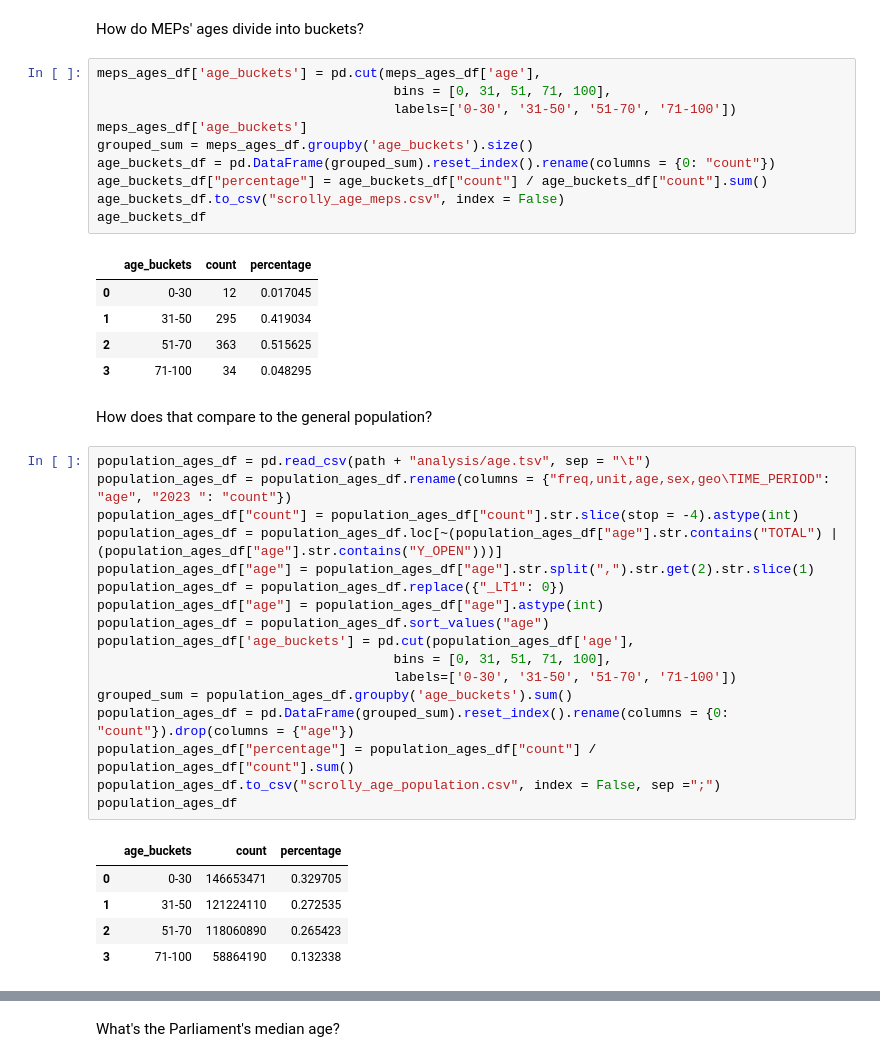
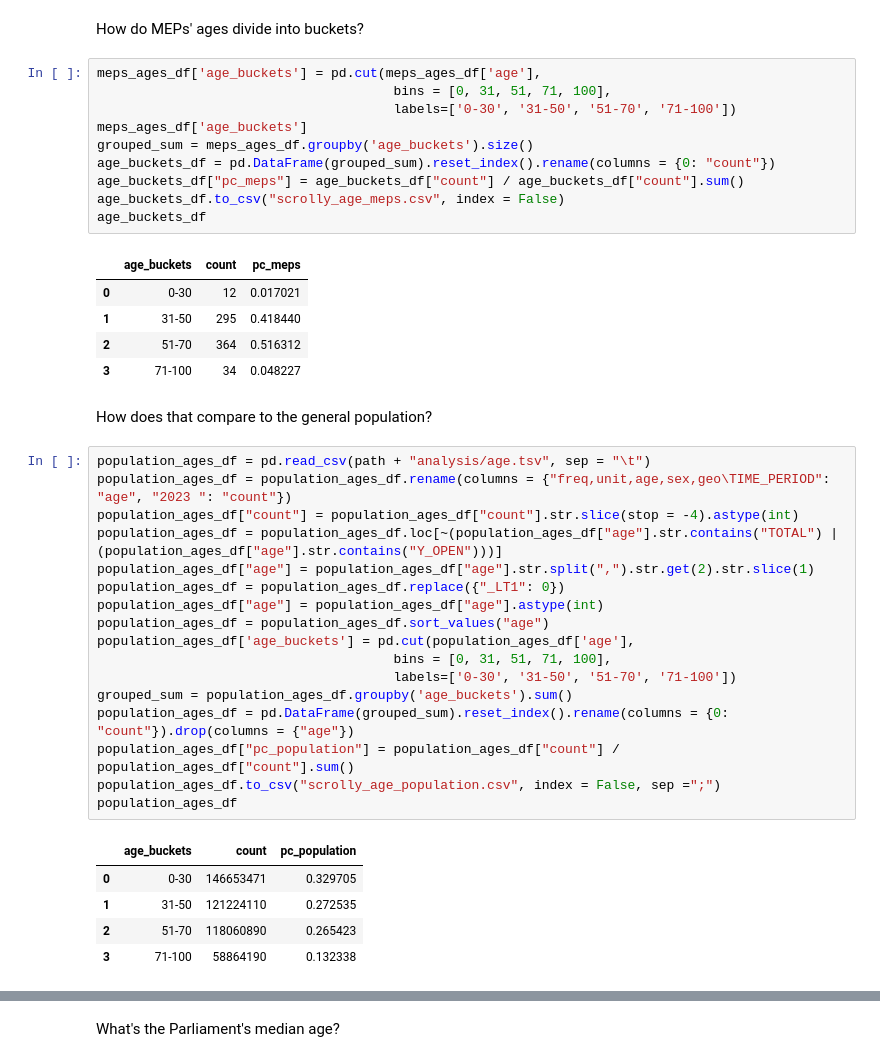
Before and after one commit to SWRdata/p081_euparlament_divers, a Jupyter notebook: analysis/analyse.ipynb, the cells around one changed output, grey strips where cells are left out. Drawn from its saved outputs; the diff is of its cells as text.

```diff
--- a/analysis/analyse.ipynb
+++ b/analysis/analyse.ipynb
@@ -691,19 +651,19 @@ How do MEPs' ages divide into buckets?
 # %%
 meps_ages_df['age_buckets'] = pd.cut(meps_ages_df['age'],
                                       bins = [0, 31, 51, 71, 100],
                                       labels=['0-30', '31-50', '51-70', '71-100'])
 meps_ages_df['age_buckets']
 grouped_sum = meps_ages_df.groupby('age_buckets').size()
 age_buckets_df = pd.DataFrame(grouped_sum).reset_index().rename(columns = {0: "count"})
-age_buckets_df["percentage"] = age_buckets_df["count"] / age_buckets_df["count"].sum()
+age_buckets_df["pc_meps"] = age_buckets_df["count"] / age_buckets_df["count"].sum()
 age_buckets_df.to_csv("scrolly_age_meps.csv", index = False)
 age_buckets_df
 # %% [output]
-|  | age_buckets | count | percentage |
-| 0 | 0-30 | 12 | 0.017045 |
-| 1 | 31-50 | 295 | 0.419034 |
-| 2 | 51-70 | 363 | 0.515625 |
-| 3 | 71-100 | 34 | 0.048295 |
+|  | age_buckets | count | pc_meps |
+| 0 | 0-30 | 12 | 0.017021 |
+| 1 | 31-50 | 295 | 0.418440 |
+| 2 | 51-70 | 364 | 0.516312 |
+| 3 | 71-100 | 34 | 0.048227 |
 # %% [markdown]
 How does that compare to the general population?
 # %%
@@ -720,11 +680,11 @@ population_ages_df['age_buckets'] = pd.cut(population_ages_df['age'],
                                       labels=['0-30', '31-50', '51-70', '71-100'])
 grouped_sum = population_ages_df.groupby('age_buckets').sum()
 population_ages_df = pd.DataFrame(grouped_sum).reset_index().rename(columns = {0: "count"}).drop(columns = {"age"})
-population_ages_df["percentage"] = population_ages_df["count"] / population_ages_df["count"].sum()
+population_ages_df["pc_population"] = population_ages_df["count"] / population_ages_df["count"].sum()
 population_ages_df.to_csv("scrolly_age_population.csv", index = False, sep =";")
 population_ages_df
 # %% [output]
-|  | age_buckets | count | percentage |
+|  | age_buckets | count | pc_population |
 | 0 | 0-30 | 146653471 | 0.329705 |
 | 1 | 31-50 | 121224110 | 0.272535 |
 | 2 | 51-70 | 118060890 | 0.265423 |
```
Also changed, not shown: parts of 43 cells of this notebook, 33 other files.
